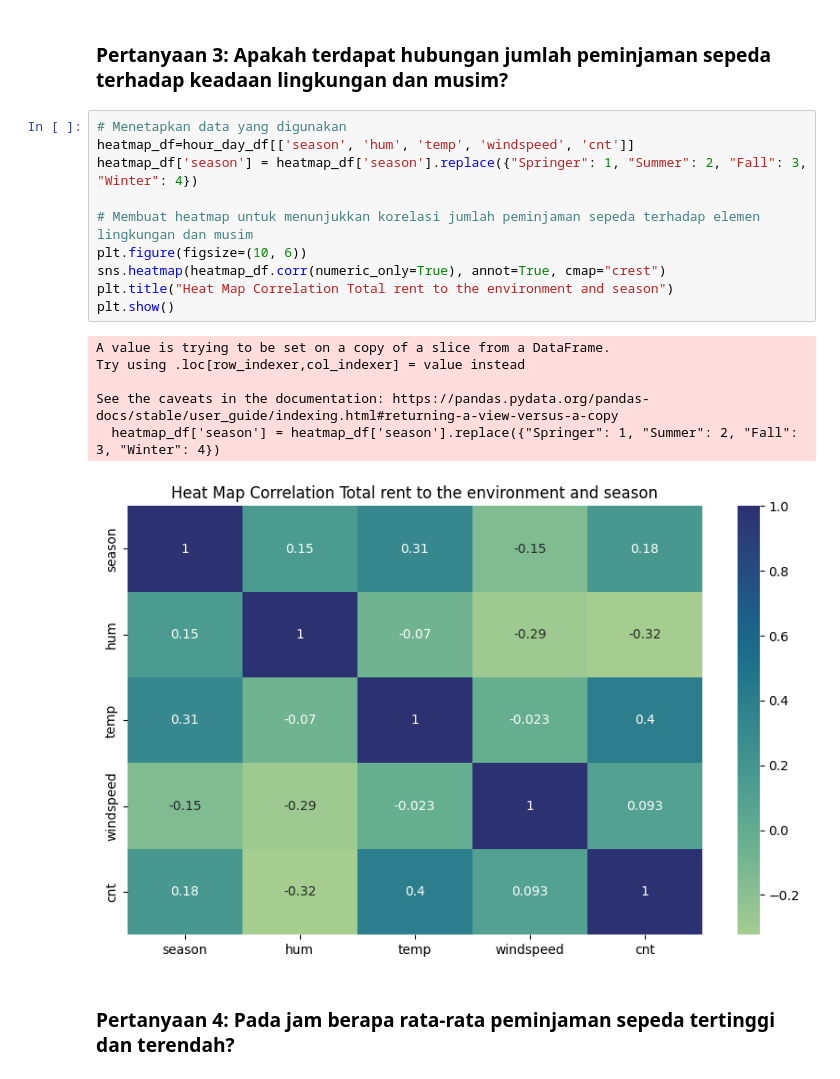
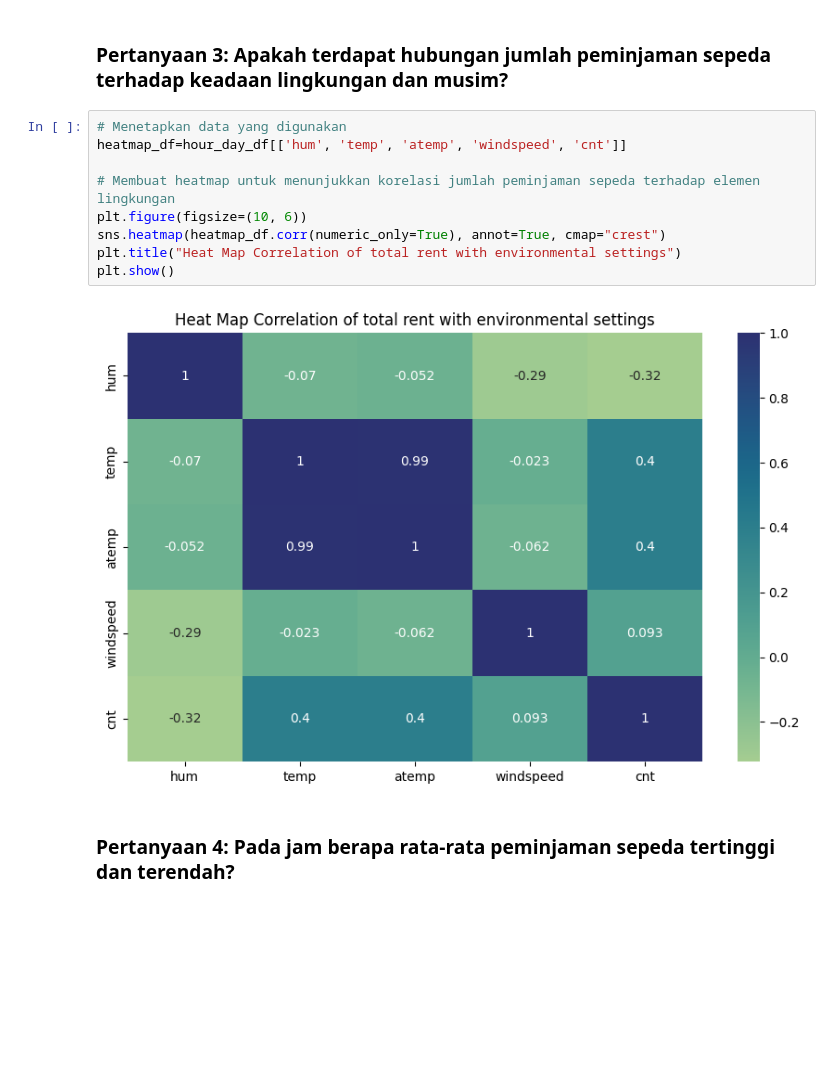
Before and after one commit to meikotrip/submission_belajar_analysis_data_dengan_python, a Jupyter notebook: Proyek_Analisis_Data_Bike_Sharing_Dicoding.ipynb, the cells around one changed output. Drawn from its saved outputs; the diff is of its cells as text; blank space fills up the shorter version.

Commit message:
mengupdate beberapa pertanyaan dan judul visualisasi

```diff
--- a/Proyek_Analisis_Data_Bike_Sharing_Dicoding.ipynb
+++ b/Proyek_Analisis_Data_Bike_Sharing_Dicoding.ipynb
@@ -479,21 +479,15 @@ plt.show()
 ### Pertanyaan 3: Apakah terdapat hubungan jumlah peminjaman sepeda terhadap keadaan lingkungan dan musim?
 # %%
 # Menetapkan data yang digunakan
-heatmap_df=hour_day_df[['season', 'hum', 'temp', 'windspeed', 'cnt']]
-heatmap_df['season'] = heatmap_df['season'].replace({"Springer": 1, "Summer": 2, "Fall": 3, "Winter": 4})
+heatmap_df=hour_day_df[['hum', 'temp', 'atemp', 'windspeed', 'cnt']]
 
-# Membuat heatmap untuk menunjukkan korelasi jumlah peminjaman sepeda terhadap elemen lingkungan dan musim
+# Membuat heatmap untuk menunjukkan korelasi jumlah peminjaman sepeda terhadap elemen lingkungan
 plt.figure(figsize=(10, 6))
 sns.heatmap(heatmap_df.corr(numeric_only=True), annot=True, cmap="crest")
-plt.title("Heat Map Correlation Total rent to the environment and season")
+plt.title("Heat Map Correlation of total rent with environmental settings")
 plt.show()
 # %% [output]
-A value is trying to be set on a copy of a slice from a DataFrame.
-Try using .loc[row_indexer,col_indexer] = value instead
-
-See the caveats in the documentation: https://pandas.pydata.org/pandas-docs/stable/user_guide/indexing.html#returning-a-view-versus-a-copy
-  heatmap_df['season'] = heatmap_df['season'].replace({"Springer": 1, "Summer": 2, "Fall": 3, "Winter": 4})
-[figure, old version]
+[figure, new version]
 # %% [markdown]
 ### Pertanyaan 4: Pada jam berapa rata-rata peminjaman sepeda tertinggi dan terendah?
 # %%
```
Also changed, not shown: parts of 6 cells of this notebook, 2 other files.
